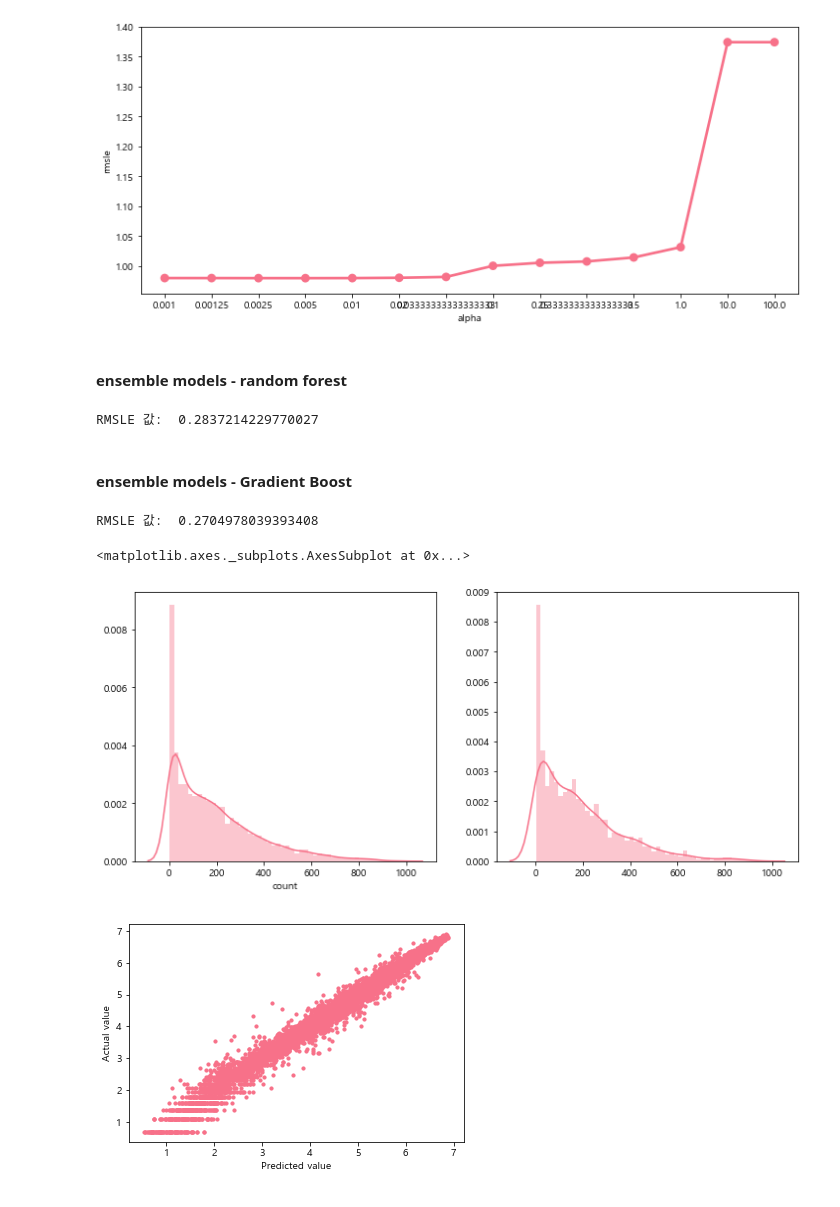
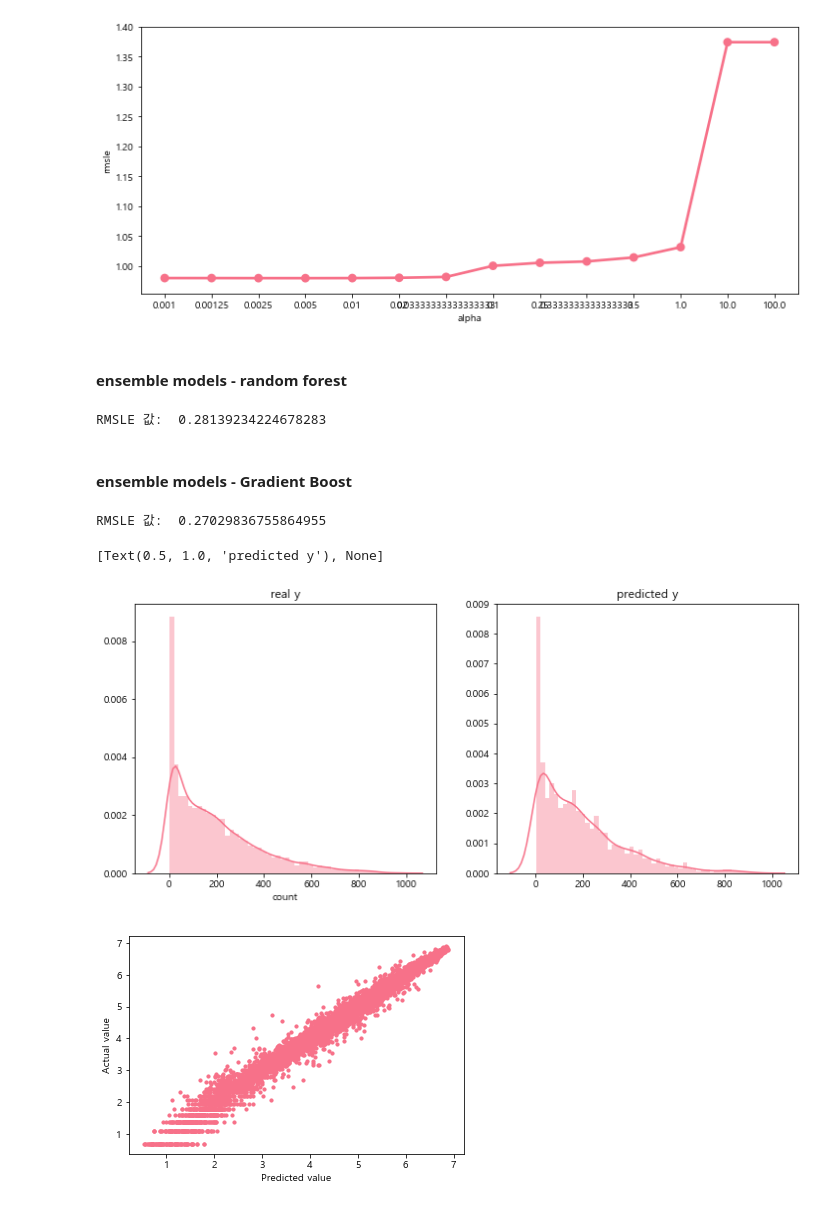
Before and after one commit to HeainLee/python-for-data-science, a Jupyter notebook: bike_jupyterVersion.ipynb, the cells around one changed output. Saved outputs shown, nothing was run; the diff lists cells and outputs as text; code cells hidden in the pictures.

```diff
--- a/bike_jupyterVersion.ipynb
+++ b/bike_jupyterVersion.ipynb
@@ -17,7 +20,8 @@ from matplotlib import font_manager, rc
 font_name = font_manager.FontProperties(fname="c:/Windows/Fonts/malgun.ttf").get_name()
 rc('font', family=font_name)
 # %%
-bike = pd.read_csv('C:\\Users\\Daumsoft\\Desktop\\bike_train.csv')
+current_dif=os.getcwd()
+bike = pd.read_csv(currnet_dif+'\\bike_train.csv')
 bike.head()
 # %% [output]
 |  | datetime | season | holiday | workingday | weather | temp | atemp | humidity | windspeed | casual | ... |
@@ -150,8 +161,9 @@ ax.set(xlabel='시간대', ylabel='평균 렌탈 횟수',title="계절별 시간
 # %%
 fig,ax= plt.subplots()
 fig.set_size_inches(12,5)
-hueOrder = ["Sunday","Monday","Tuesday","Wednesday","Thursday","Friday","Saturday"]
+hueOrder = ["Monday","Tuesday","Wednesday","Thursday","Friday","Saturday","Sunday"]
 hourAggregated = pd.DataFrame(bike.groupby(["hour","weekday"],sort=True)["count"].mean()).reset_index()
+sn.set_palette("husl")
 sn.pointplot(x=hourAggregated["hour"], y=hourAggregated["count"],hue=hourAggregated["weekday"],
              hue_order=hueOrder, data=hourAggregated,join=True)
 ax.set(xlabel='시간대', ylabel='평균 렌탈 횟수',title="요일별 시간대에 따른 렌탈 횟수",label='big')
@@ -167,0 +191,4 @@ train = pd.read_csv('C:\\Users\\Daumsoft\\Desktop\\bike_train.csv')
+# %%
+current_dif=os.getcwd()
+train= pd.read_csv(currnet_dif+'\\bike_train.csv')
+train.head()
@@ -291,7 +328,7 @@ sn.pointplot(data=df,x="alpha",y="rmsle",ax=ax)
 <matplotlib.axes._subplots.AxesSubplot at 0x...>
 [figure]
 # %% [markdown]
-#### ensemble models - random forest
+#### **ensemble models - random forest**
 # %%
 from sklearn.ensemble import RandomForestRegressor
 rdmForest = RandomForestRegressor(n_estimators=100)
@@ -301,9 +338,9 @@ rdmForest.fit(train_x,train_y_log)
 preds = rdmForest.predict(X= test_x)
 print('RMSLE 값: ', rmsle(np.exp(test_y_log),np.exp(preds),False))
 # %% [output]
-RMSLE 값:  0.2837214229770027
+RMSLE 값:  0.28139234224678283
 # %% [markdown]
-#### ensemble models - Gradient Boost
+#### **ensemble models - Gradient Boost**
 # %%
 from sklearn.ensemble import GradientBoostingRegressor
 gbm = GradientBoostingRegressor(n_estimators=4000,alpha=0.01)
@@ -313,17 +350,19 @@ gbm.fit(train_x,train_y_log)
 preds = gbm.predict(X= test_x)
 print('RMSLE 값: ', rmsle(np.exp(test_y_log),np.exp(preds),False))
 # %% [output]
-RMSLE 값:  0.2704978039393408
+RMSLE 값:  0.27029836755864955
 # %%
 pred_train = gbm.predict(X= train_x)
 pred_test = gbm.predict(X= test_x)
 fig,(ax1,ax2)= plt.subplots(ncols=2)
 fig.set_size_inches(12,5)
 sn.distplot((train_y),ax=ax1,bins=50)
 sn.distplot(np.exp(pred_test),ax=ax2,bins=50)
+ax1.set(title="real y",label='big')
+ax2.set(title="predicted y",label='big')
 # %% [output]
-<matplotlib.axes._subplots.AxesSubplot at 0x...>
+[Text(0.5, 1.0, 'predicted y'), None]
-[figure, old version]
+[figure, new version]
 # %%
 plt.scatter(pred_train, train_y_log, s=10)
 plt.xlabel("Predicted value")
```
Also changed, not shown: parts of 22 cells of this notebook.
